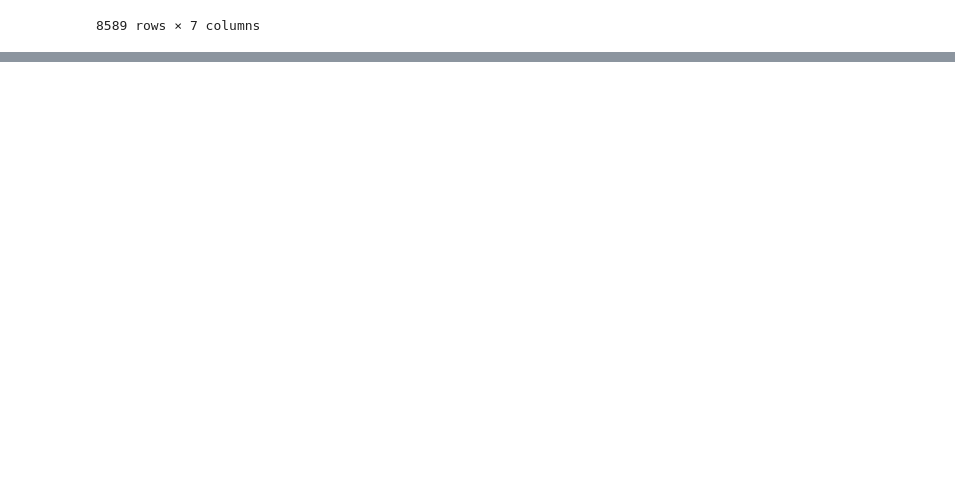
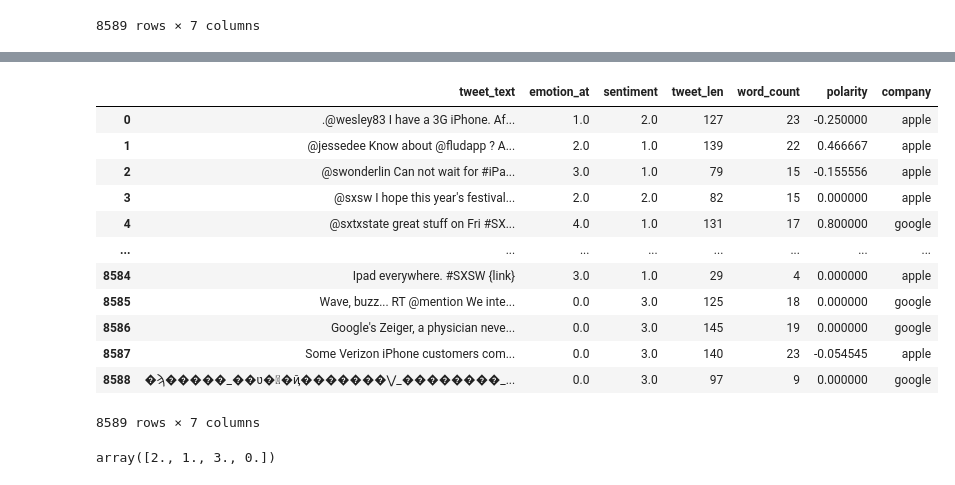
Before and after one commit to vyasn30/wysa-assesment, a Jupyter notebook: eda.ipynb, the cells around one changed output, grey strips where cells are left out. Saved outputs shown, nothing was run; the diff lists cells and outputs as text; code cells hidden in the pictures; blank space fills up the shorter version.

```diff
--- a/eda.ipynb
+++ b/eda.ipynb
@@ -390,0 +535,20 @@ iplot(fig, filename='overlaid histogram')
+# %%
+df
+# %% [output]
+|  | tweet_text | emotion_at | sentiment | tweet_len | word_count | polarity | company |
+| 0 | .@wesley83 I have a 3G iPhone. Af... | 1.0 | 2.0 | 127 | 23 | -0.250000 | apple |
+| 1 | @jessedee Know about @fludapp ? A... | 2.0 | 1.0 | 139 | 22 | 0.466667 | apple |
+| 2 | @swonderlin Can not wait for #iPa... | 3.0 | 1.0 | 79 | 15 | -0.155556 | apple |
+| 3 | @sxsw I hope this year's festival... | 2.0 | 2.0 | 82 | 15 | 0.000000 | apple |
+| 4 | @sxtxstate great stuff on Fri #SX... | 4.0 | 1.0 | 131 | 17 | 0.800000 | google |
+| ... | ... | ... | ... | ... | ... | ... | ... |
+| 8584 | Ipad everywhere. #SXSW {link} | 3.0 | 1.0 | 29 | 4 | 0.000000 | apple |
+| 8585 | Wave, buzz... RT @mention We inte... | 0.0 | 3.0 | 125 | 18 | 0.000000 | google |
+| 8586 | Google's Zeiger, a physician neve... | 0.0 | 3.0 | 145 | 19 | 0.000000 | google |
+| 8587 | Some Verizon iPhone customers com... | 0.0 | 3.0 | 140 | 23 | -0.054545 | apple |
+| 8588 | �ϡ�����_��ʋ�΋�ҋ�������⋁_��������_... | 0.0 | 3.0 | 97 | 9 | 0.000000 | google |
+8589 rows × 7 columns
+# %%
+df.sentiment.unique()
+# %% [output]
+array([2., 1., 3., 0.])
```
Also changed, not shown: parts of 19 cells of this notebook, 16 other files.
